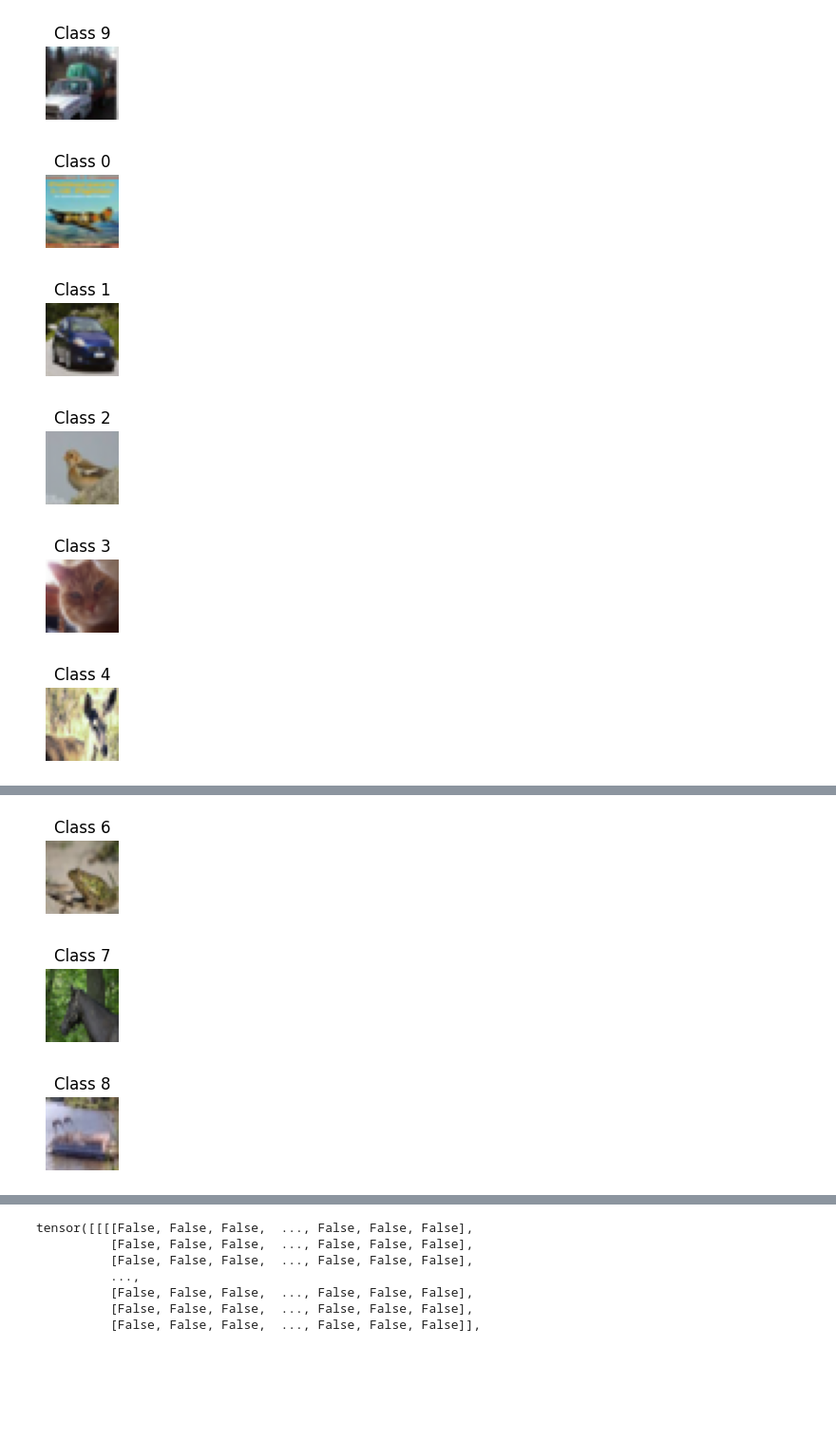
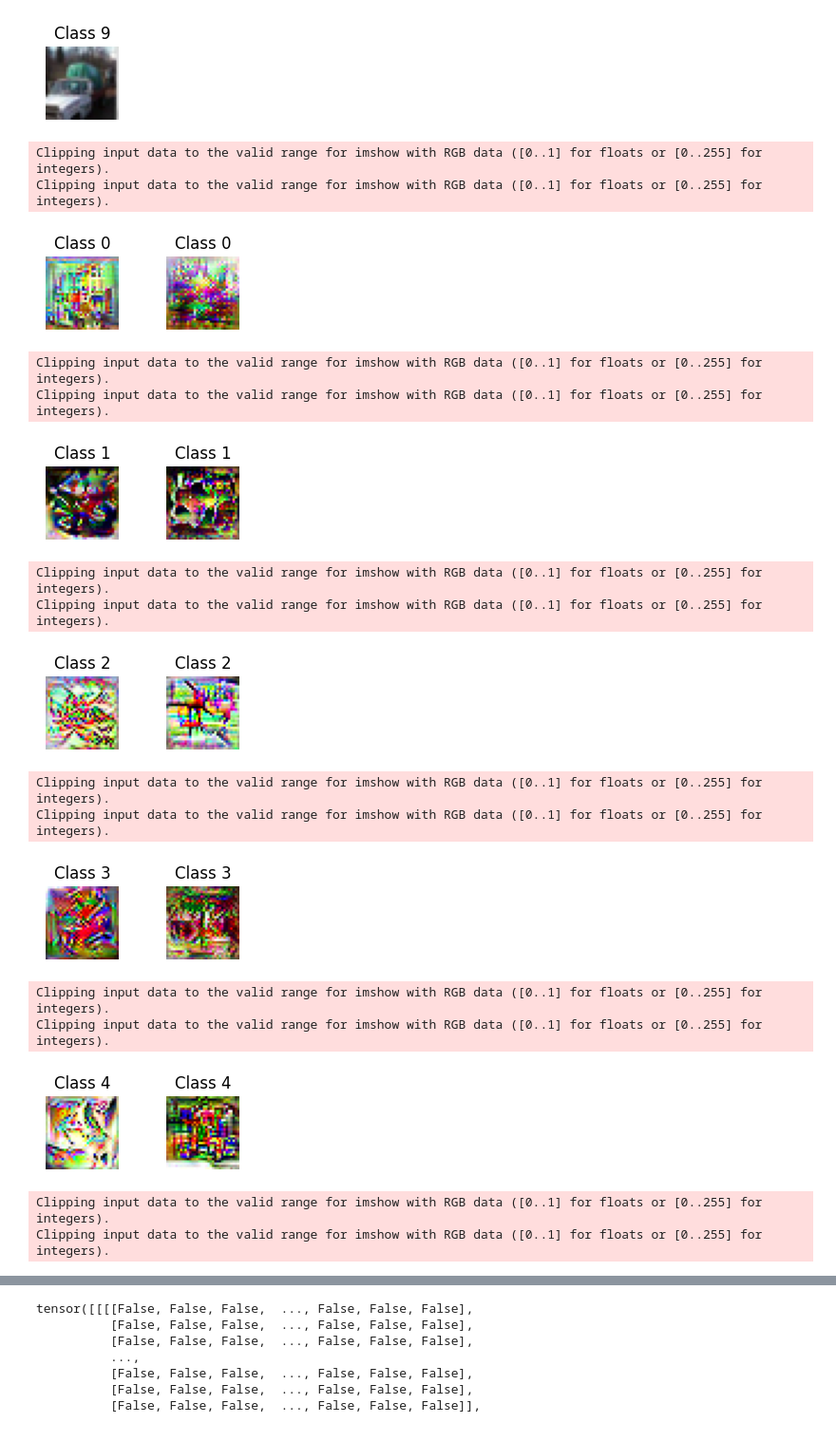
Before and after one commit to jiayini1119/MTT-contrastive-learning, a Jupyter notebook: visualize.ipynb, the cells around one changed output, grey strips where cells are left out. Shown: that part at 95% size. Cells and saved outputs as stored; diff of their text form; code cells hidden in the pictures; blank space fills up the shorter version.

```diff
--- a/visualize.ipynb
+++ b/visualize.ipynb
@@ -39,32 +39,44 @@ for i in range(num_classes):
 # %%
 import torch
 import matplotlib.pyplot as plt
 
-distilled_images_path = "/home/jennyni/MTT-contrastive-learning/distilled_data_cifar10_2023-08-1800:50:15.614560/distilled_images.pt"
+distilled_images_path = "/home/jennyni/MTT-contrastive-learning/distilled_data_cifar10_2023-08-2503:18:18.027771/distilled_images.pt"
 labels_path = "/home/jennyni/MTT-contrastive-learning/label.pt"
 
 distilled_images = torch.load(distilled_images_path)
 labels = torch.load(labels_path)
 
 num_classes = 10
-ipc = 1
+ipc = 2
 
 for i in range(num_classes):
 
     class_images = distilled_images[i * ipc: (i + 1) * ipc]
     class_labels = labels[i * ipc: (i + 1) * ipc]
 
     plt.figure(figsize=(3, 1))
     for j, img in enumerate(class_images):
         plt.subplot(1, ipc, j + 1)
 
         plt.imshow(img.detach().permute(1, 2, 0).numpy())
         plt.title(f"Class {class_labels[0].item()}")
         plt.axis('off')
     plt.show()
 # %% [output]
+Clipping input data to the valid range for imshow with RGB data ([0..1] for floats or [0..255] for integers).
+Clipping input data to the valid range for imshow with RGB data ([0..1] for floats or [0..255] for integers).
-[figure, old version]
+[figure, new version]
+Clipping input data to the valid range for imshow with RGB data ([0..1] for floats or [0..255] for integers).
+Clipping input data to the valid range for imshow with RGB data ([0..1] for floats or [0..255] for integers).
-[figure, old version]
+[figure, new version]
+Clipping input data to the valid range for imshow with RGB data ([0..1] for floats or [0..255] for integers).
+Clipping input data to the valid range for imshow with RGB data ([0..1] for floats or [0..255] for integers).
-[figure, old version]
+[figure, new version]
+Clipping input data to the valid range for imshow with RGB data ([0..1] for floats or [0..255] for integers).
+Clipping input data to the valid range for imshow with RGB data ([0..1] for floats or [0..255] for integers).
-[figure, old version]
+[figure, new version]
+Clipping input data to the valid range for imshow with RGB data ([0..1] for floats or [0..255] for integers).
+Clipping input data to the valid range for imshow with RGB data ([0..1] for floats or [0..255] for integers).
-[figure, old version]
+[figure, new version]
+Clipping input data to the valid range for imshow with RGB data ([0..1] for floats or [0..255] for integers).
+Clipping input data to the valid range for imshow with RGB data ([0..1] for floats or [0..255] for integers).
@@ -72,3 +83,0 @@ for i in range(num_classes):
-[figure, removed]
-[figure, removed]
-[figure, removed]
```
Also changed, not shown: parts of 1 cell of this notebook, 23 other files.
